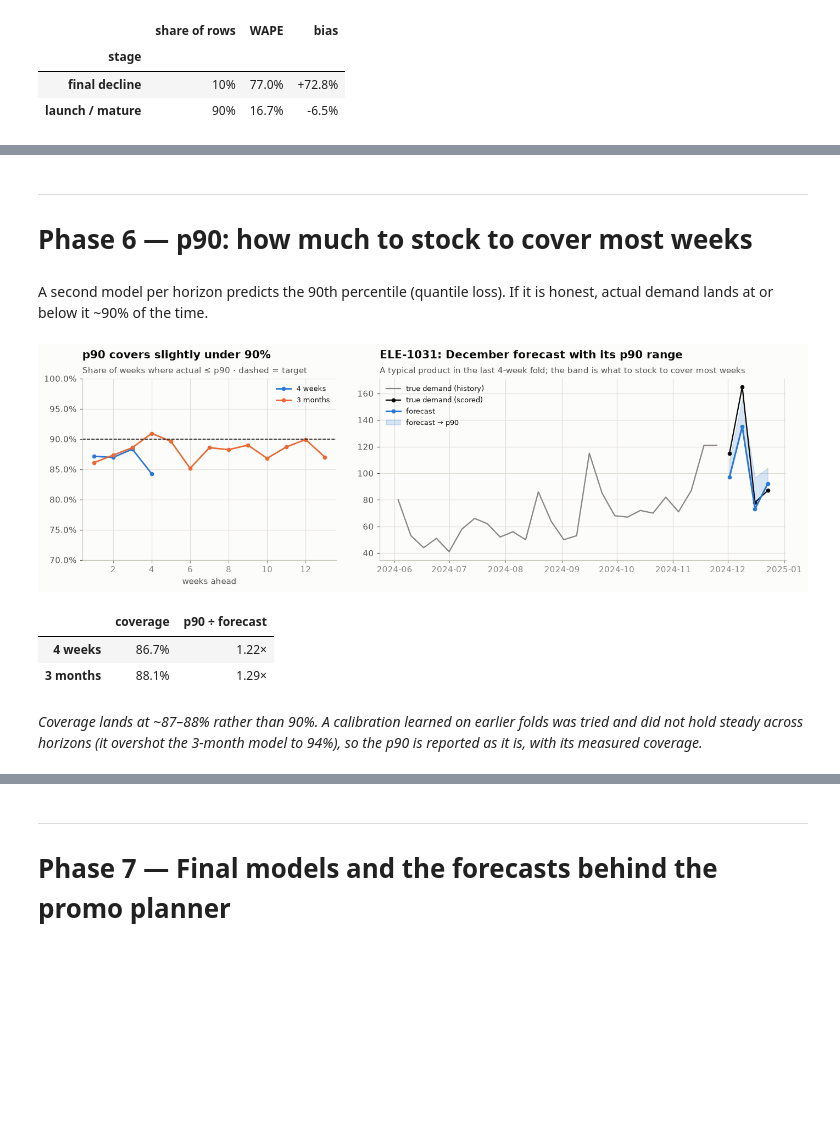
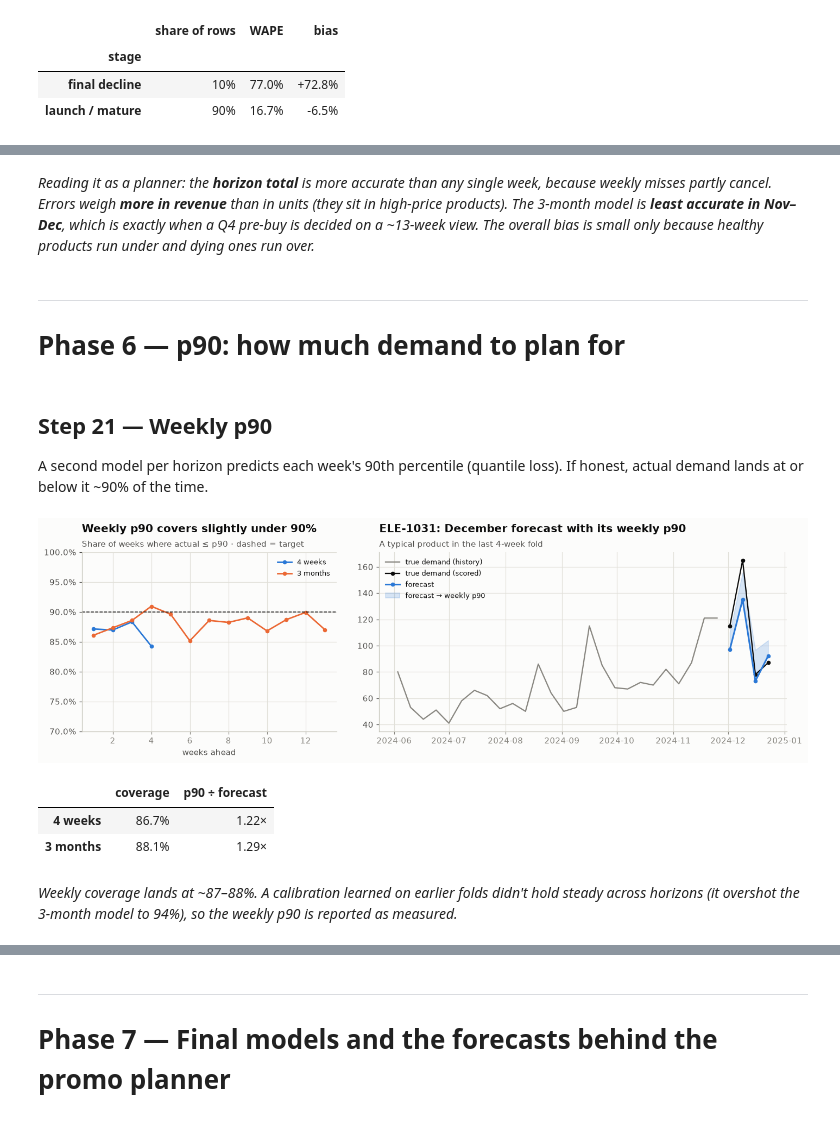
Before and after one commit to karthikiyer365/Live, a Jupyter notebook: ecommerce-demand-forecasting/demand_forecasting.ipynb, the cells around one changed output, grey strips where cells are left out. Saved outputs shown, nothing was run; the diff lists cells and outputs as text; code cells hidden in the pictures; blank space fills up the shorter version.

```diff
--- a/ecommerce-demand-forecasting/demand_forecasting.ipynb
+++ b/ecommerce-demand-forecasting/demand_forecasting.ipynb
@@ -625,41 +712,45 @@ R13.groupby("stage").apply(lambda g: pd.Series({"share of rows": len(g) / len(R1
+# %% [markdown]
+*Reading it as a planner: the **horizon total** is more accurate than any single week, because weekly misses partly cancel. Errors weigh
+**more in revenue** than in units (they sit in high-price products). The 3-month model is **least accurate in Nov–Dec**, which is exactly
+when a Q4 pre-buy is decided on a ~13-week view. The overall bias is small only because healthy products run under and dying ones run over.*
 # %% [markdown]
 ---
-# Phase 6 — p90: how much to stock to cover most weeks
+# Phase 6 — p90: how much demand to plan for
 # %% [markdown]
-A second model per horizon predicts the 90th percentile (quantile loss). If it is honest, actual demand lands at or below it ~90% of the time.
+## Step 21 — Weekly p90
+A second model per horizon predicts each week's 90th percentile (quantile loss). If honest, actual demand lands at or below it ~90% of the time.
 # %%
-# Step 20 — p90 coverage in the backtests
+# Step 21 — weekly p90 coverage in the backtests
 cov = pd.DataFrame({
     "4 weeks": {"coverage": (R4.truth <= R4.p90).mean(), "p90 ÷ forecast": (R4.p90.sum() / R4.pred.sum())},
     "3 months": {"coverage": (R13.truth <= R13.p90).mean(), "p90 ÷ forecast": (R13.p90.sum() / R13.pred.sum())},
 }).T
 fig, (a1, a2) = plt.subplots(1, 2, figsize=(13, 4.2), gridspec_kw={"width_ratios": [1, 1.6]})
 for i, (n, r) in enumerate([("4 weeks", R4), ("3 months", R13)]):
     by_h = r.groupby("h").apply(lambda g: (g.truth <= g.p90).mean(), include_groups=False)
     a1.plot(by_h.index, by_h.values, marker="o", ms=4, color=CAT[i], lw=1.8, label=n)
 a1.axhline(0.9, color=INK, ls="--", lw=1); a1.set_ylim(0.7, 1); a1.set_xlabel("weeks ahead")
 a1.yaxis.set_major_formatter(mpl.ticker.PercentFormatter(1)); a1.legend(fontsize=8.5)
-headline(a1, "p90 covers slightly under 90%", "Share of weeks where actual ≤ p90 · dashed = target")
+headline(a1, "Weekly p90 covers slightly under 90%", "Share of weeks where actual ≤ p90 · dashed = target")
 # a typical case: among the busier half of products, the one whose error is closest to the overall fold error
 last = R4[R4.c == FOLDS[4][-1]]
 per = last.groupby("sku_i").apply(lambda g: pd.Series({"vol": g.truth.sum(), "err": wape(g.truth, g.pred)}), include_groups=False)
 per = per[per.vol >= per.vol.median()]
-sku_ex = (per.err - wape(last.truth, last.pred)).abs().idxmin()
-k = sku_ex; hist_w = range(FOLDS[4][-1] - 25, FOLDS[4][-1] + 1)
+k = (per.err - wape(last.truth, last.pred)).abs().idxmin()
+hist_w = list(range(FOLDS[4][-1] - 25, FOLDS[4][-1] + 1))
 ex = R4[(R4.sku_i == k) & (R4.c == FOLDS[4][-1])]
-a2.plot(WEEKS[list(hist_w)], TRUE[k, list(hist_w)], color=MUTED, lw=1.5, label="true demand (history)")
+a2.plot(WEEKS[hist_w], TRUE[k, hist_w], color=MUTED, lw=1.5, label="true demand (history)")
 a2.plot(WEEKS[ex.t.to_numpy()], ex.truth, color=INK, lw=1.5, marker="o", ms=4, label="true demand (scored)")
 a2.plot(WEEKS[ex.t.to_numpy()], ex.pred, color=CAT[0], lw=2, marker="o", ms=4, label="forecast")
-a2.fill_between(WEEKS[ex.t.to_numpy()], ex.pred, ex.p90, color=CAT[0], alpha=0.18, label="forecast → p90")
+a2.fill_between(WEEKS[ex.t.to_numpy()], ex.pred, ex.p90, color=CAT[0], alpha=0.18, label="forecast → weekly p90")
 a2.legend(fontsize=8.5, loc="upper left")
-headline(a2, f"{SKUS[k]}: December forecast with its p90 range", "A typical product in the last 4-week fold; the band is what to stock to cover most weeks")
+headline(a2, f"{SKUS[k]}: December forecast with its weekly p90", "A typical product in the last 4-week fold")
 plt.tight_layout(); plt.show()
 cov.style.format({"coverage": "{:.1%}", "p90 ÷ forecast": "{:.2f}×"})
 # %% [output]
-[figure, old version]
+[figure, new version]
 |  | coverage | p90 ÷ forecast |
 | 4 weeks | 86.7% | 1.22× |
 | 3 months | 88.1% | 1.29× |
 # %% [markdown]
-*Coverage lands at ~87–88% rather than 90%. A calibration learned on earlier folds was tried and did not hold steady across horizons
-(it overshot the 3-month model to 94%), so the p90 is reported as it is, with its measured coverage.*
+*Weekly coverage lands at ~87–88%. A calibration learned on earlier folds didn't hold steady across horizons (it overshot the 3-month model to 94%), so the weekly p90 is reported as measured.*
```
Also changed, not shown: parts of 16 cells of this notebook, 8 other files.
